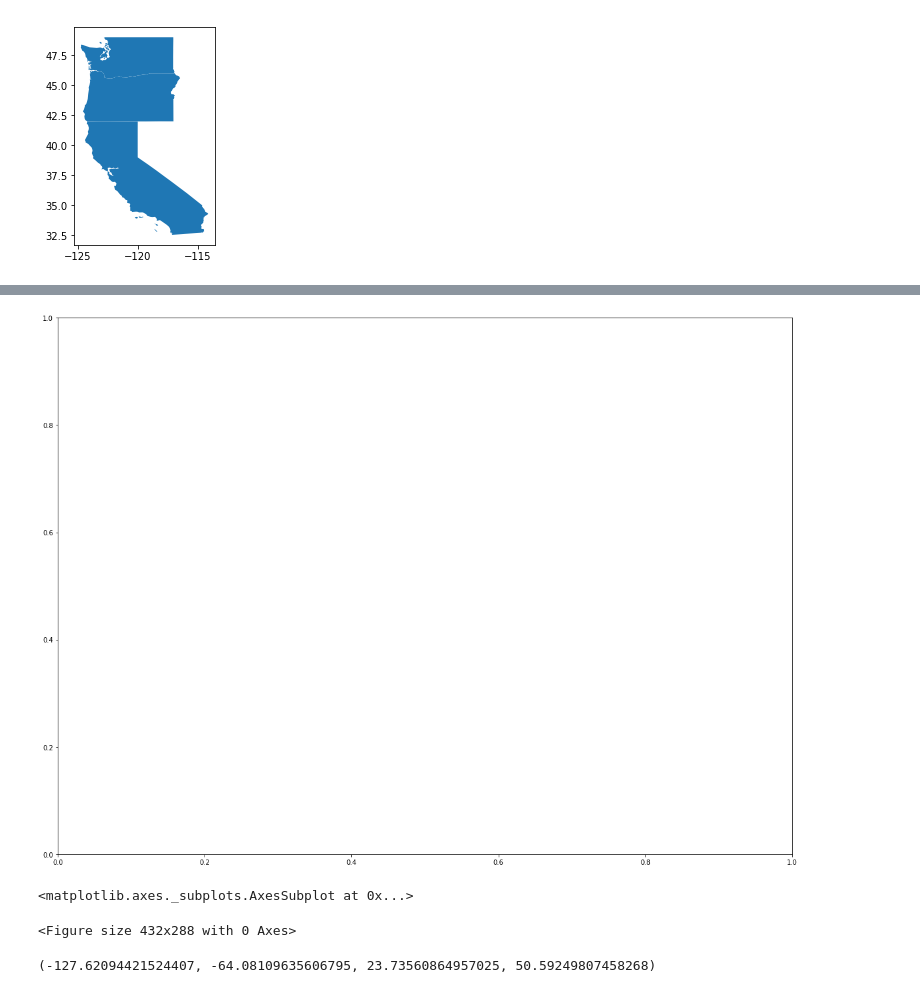
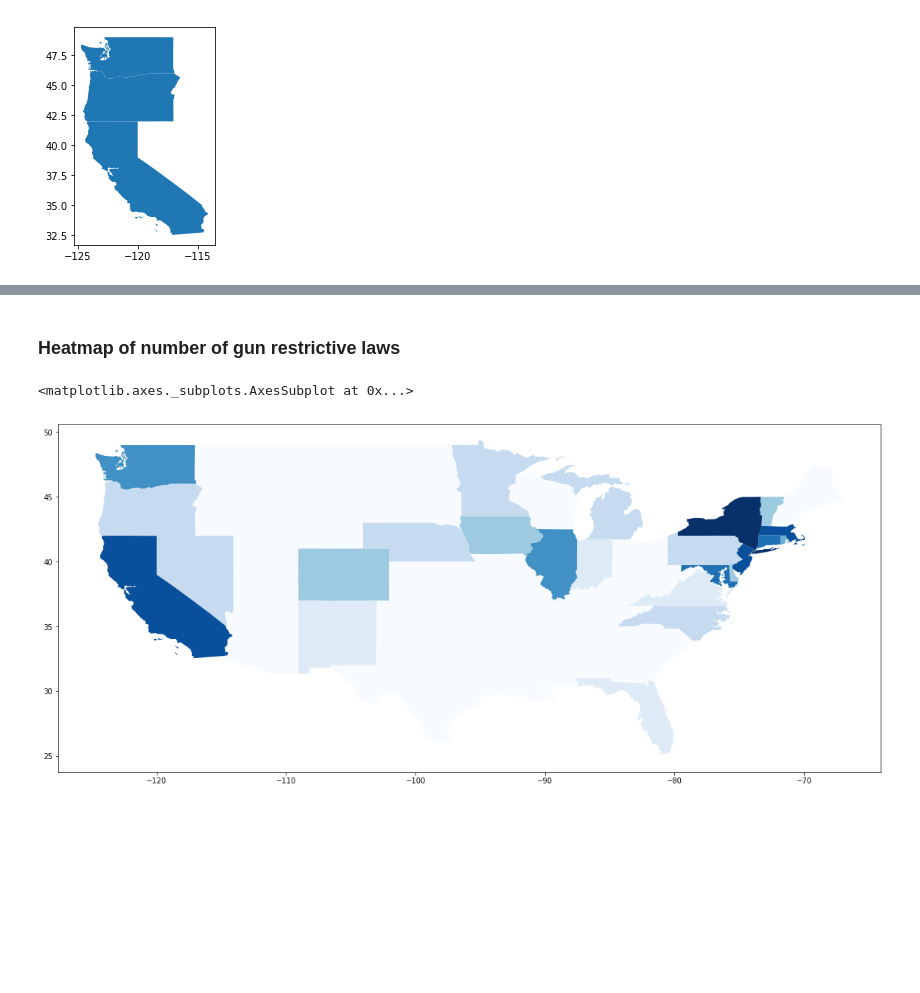
Before and after one commit to annabeck/Gun_Violence_E19, a Jupyter notebook: Desc_maps.ipynb, the cells around one changed output, grey strips where cells are left out. Drawn from its saved outputs; the diff is of its cells as text; code cells hidden in the pictures; blank space fills up the shorter version.

```diff
--- a/Desc_maps.ipynb
+++ b/Desc_maps.ipynb
@@ -146,21 +235,16 @@ merged_group[merged_group.SUB_REGION == 'Pacific'].plot()
+# %% [markdown]
+### Heatmap of number of gun restrictive laws
 # %%
 # set a variable that will call whatever column we want to visualise on the map
-variable = 'Child injured'
+variable = 'handgun_laws - count'
 
 # set the range for the choropleth
 vmin, vmax = 0, 8
 
 # create figure and axes for Matplotlib
-fig, ax = plt.subplots(1, figsize=(20, 15))
+fig_law, ax = plt.subplots(1, figsize=(20, 15))
+merged_group_all.plot(column=variable, cmap='Blues', linewidth=0.8, ax = ax)
 # %% [output]
+<matplotlib.axes._subplots.AxesSubplot at 0x...>
-[figure, old version]
+[figure, new version]
-# %%
-merged_group_all.plot(column=variable, cmap='Reds', linewidth=0.8, ax = ax)
-# %% [output]
-<matplotlib.axes._subplots.AxesSubplot at 0x...>
-<Figure size 432x288 with 0 Axes>
-# %%
-ax.axis('off')
-# %% [output]
-(-127.62094421524407, -64.08109635606795, 23.73560864957025, 50.59249807458268)
 # %%
```
Also changed, not shown: parts of 21 cells of this notebook, 3 other files.
